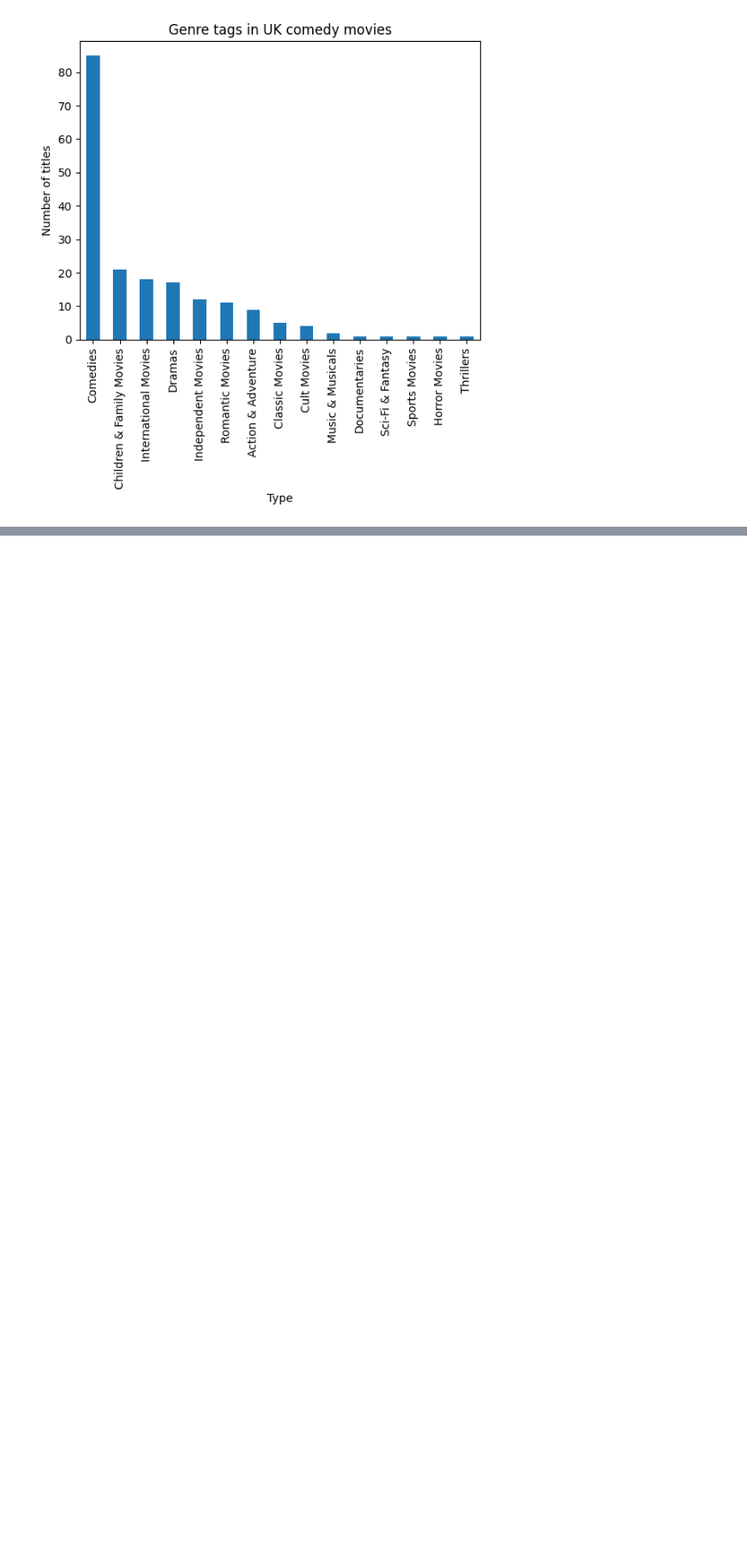
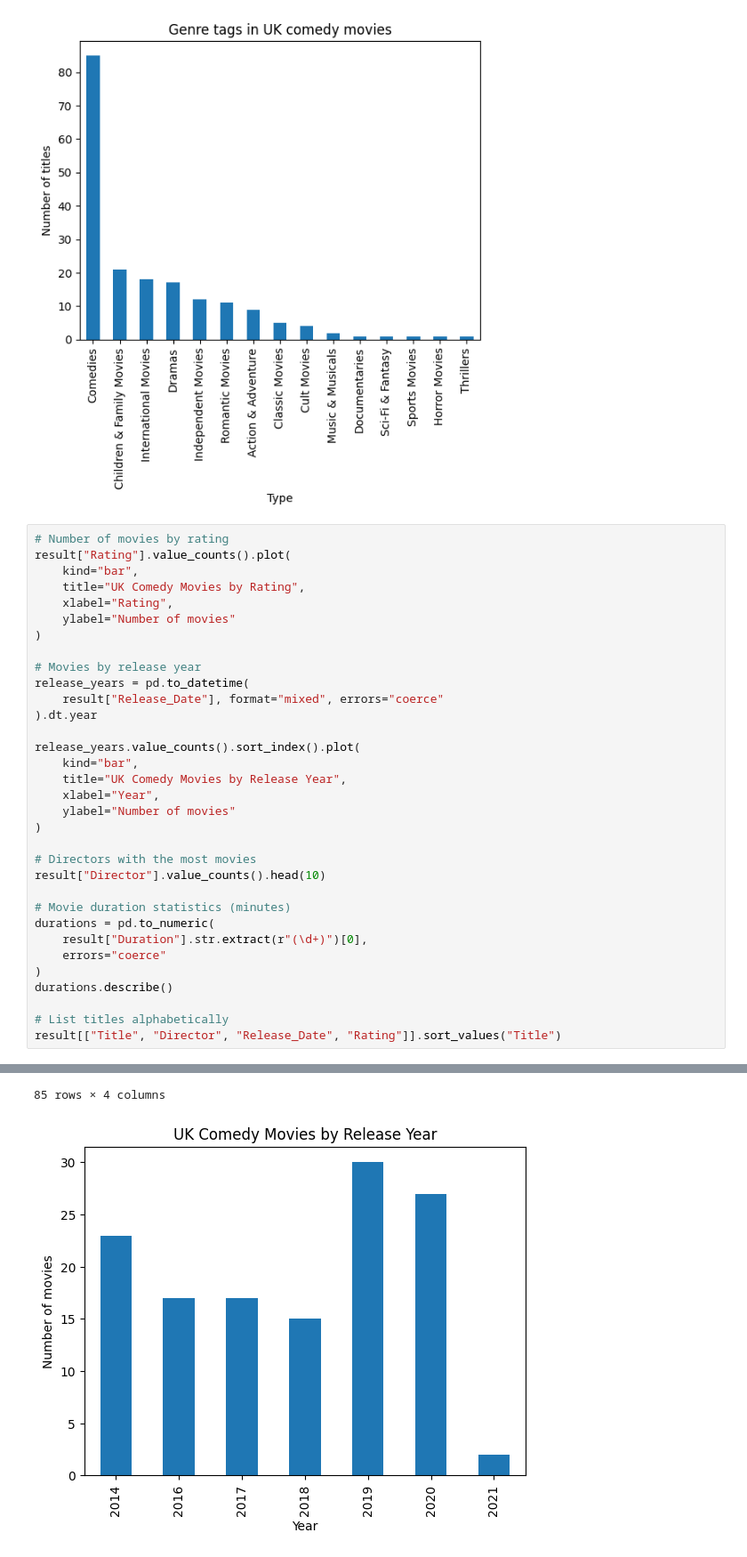
Before and after one commit to ravi7317/Python-Library, a Jupyter notebook: Project/Netflix-Data/netflix.ipynb, the cells around one changed output, grey strips where cells are left out. Shown at 89% size. Cells and saved outputs as stored; diff of their text form; blank space fills up the shorter version.

```diff
--- a/Project/Netflix-Data/netflix.ipynb
+++ b/Project/Netflix-Data/netflix.ipynb
@@ -394,3 +394,37 @@ genre_counts.plot(kind="bar", title="Genre tags in UK comedy movies", ylabel="Nu
 # %% [output]
 <Axes: title={'center': 'Genre tags in UK comedy movies'}, xlabel='Type', ylabel='Number of titles'>
 [figure]
+# %%
+# Number of movies by rating
+result["Rating"].value_counts().plot(
+    kind="bar",
+    title="UK Comedy Movies by Rating",
+    xlabel="Rating",
+    ylabel="Number of movies"
+)
+
+# Movies by release year
+release_years = pd.to_datetime(
+    result["Release_Date"], format="mixed", errors="coerce"
+).dt.year
+
+release_years.value_counts().sort_index().plot(
+    kind="bar",
+    title="UK Comedy Movies by Release Year",
+    xlabel="Year",
+    ylabel="Number of movies"
+)
+
+# Directors with the most movies
+result["Director"].value_counts().head(10)
+
+# Movie duration statistics (minutes)
+durations = pd.to_numeric(
+    result["Duration"].str.extract(r"(\d+)")[0],
+    errors="coerce"
+)
+durations.describe()
+
+# List titles alphabetically
+result[["Title", "Director", "Release_Date", "Rating"]].sort_values("Title")
+# %% [output]
@@ -396,0 +443,2 @@ genre_counts.plot(kind="bar", title="Genre tags in UK comedy movies", ylabel="Nu
+85 rows × 4 columns
+[figure, added]
```
Also changed, not shown: parts of 1 cell of this notebook.
